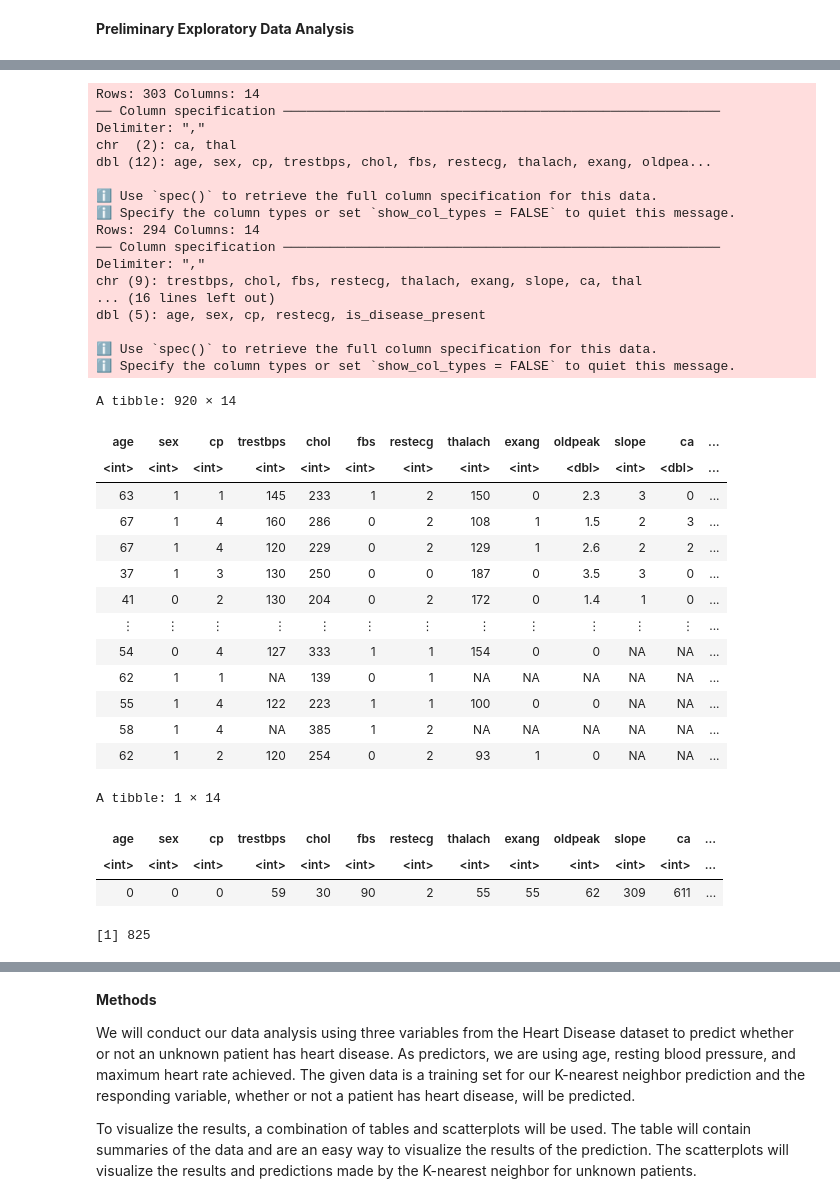
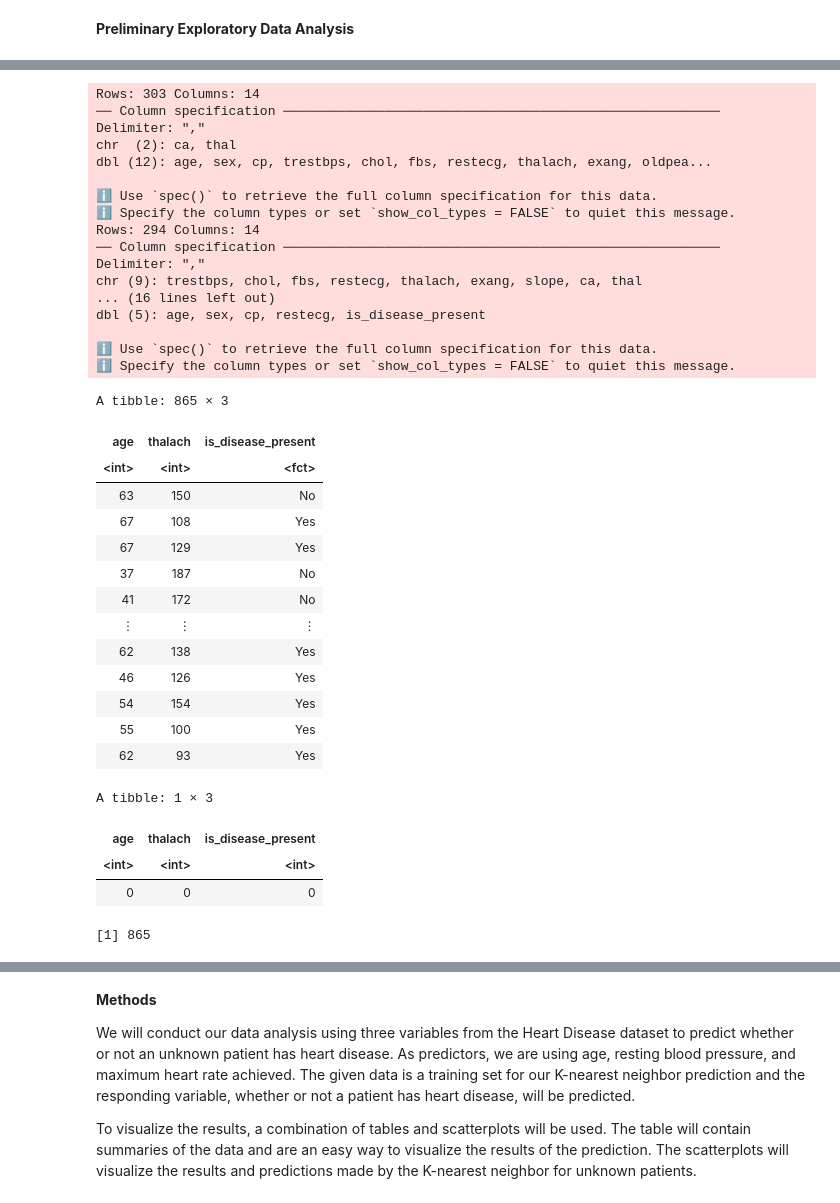
Before and after one commit to holiday-sean/dsci100_project, a Jupyter notebook: project.ipynb, the cells around one changed output, grey strips where cells are left out. Saved outputs shown, nothing was run; the diff lists cells and outputs as text; code cells hidden in the pictures.

```diff
--- a/project.ipynb
+++ b/project.ipynb
@@ -58,68 +40,70 @@ heart_disease_all <- rbind(cleveland, hungarian) |>
 #Removing the NA variable & setting the 'is_disease_present' as the factor variable
 heart_disease_all[heart_disease_all == "?"] <- NA
 
-# heart_disease_all_final <- na.omit(heart_disease_all) |>
-#     mutate(is_disease_present = as.character(is_disease_present)) |>
-#     mutate(is_disease_present = as_factor(is_disease_present)) |>
-#     mutate(is_disease_present = fct_recode(is_disease_present, "No" = "0", "Yes" = "1", "Yes" = "2", "Yes" = "3", "Yes" = "4"))
-
 heart_disease_all_final <- heart_disease_all |>
+    select(age, thalach, is_disease_present) |>
+    na.omit(heart_disease_all) |>
     mutate(is_disease_present = as.character(is_disease_present)) |>
     mutate(is_disease_present = as_factor(is_disease_present)) |>
     mutate(is_disease_present = fct_recode(is_disease_present, "No" = "0", "Yes" = "1", "Yes" = "2", "Yes" = "3", "Yes" = "4"))
+
+# heart_disease_all_final <- heart_disease_all |>
+    # mutate(is_disease_present = as.character(is_disease_present)) |>
+    # mutate(is_disease_present = as_factor(is_disease_present)) |>
+    # mutate(is_disease_present = fct_recode(is_disease_present, "No" = "0", "Yes" = "1", "Yes" = "2", "Yes" = "3", "Yes" = "4"))
 
 # Converting data into numerical values
 heart_disease_converted <- type.convert(heart_disease_all_final, na.strings = "NA", as.is = FALSE, dec = ".",
             numerals = c("allow.loss"))
 
 heart_disease_converted
 # %% [output]
 Rows: 303 Columns: 14
 ── Column specification ────────────────────────────────────────────────────────
 Delimiter: ","
 chr  (2): ca, thal
 dbl (12): age, sex, cp, trestbps, chol, fbs, restecg, thalach, exang, oldpea...
 
 ℹ Use `spec()` to retrieve the full column specification for this data.
 ℹ Specify the column types or set `show_col_types = FALSE` to quiet this message.
 Rows: 294 Columns: 14
 ── Column specification ────────────────────────────────────────────────────────
 Delimiter: ","
 chr (9): trestbps, chol, fbs, restecg, thalach, exang, slope, ca, thal
 ... (16 lines left out)
 dbl (5): age, sex, cp, restecg, is_disease_present
 
 ℹ Use `spec()` to retrieve the full column specification for this data.
 ℹ Specify the column types or set `show_col_types = FALSE` to quiet this message.
-A tibble: 920 × 14
+A tibble: 865 × 3
-| age | sex | cp | trestbps | chol | fbs | restecg | thalach | exang | oldpeak | slope | ca | ... |
-| <int> | <int> | <int> | <int> | <int> | <int> | <int> | <int> | <int> | <dbl> | <int> | <dbl> | ... |
-| 63 | 1 | 1 | 145 | 233 | 1 | 2 | 150 | 0 | 2.3 | 3 | 0 | ... |
-| 67 | 1 | 4 | 160 | 286 | 0 | 2 | 108 | 1 | 1.5 | 2 | 3 | ... |
-| 67 | 1 | 4 | 120 | 229 | 0 | 2 | 129 | 1 | 2.6 | 2 | 2 | ... |
-| 37 | 1 | 3 | 130 | 250 | 0 | 0 | 187 | 0 | 3.5 | 3 | 0 | ... |
-| 41 | 0 | 2 | 130 | 204 | 0 | 2 | 172 | 0 | 1.4 | 1 | 0 | ... |
-| ⋮ | ⋮ | ⋮ | ⋮ | ⋮ | ⋮ | ⋮ | ⋮ | ⋮ | ⋮ | ⋮ | ⋮ | ... |
-| 54 | 0 | 4 | 127 | 333 | 1 | 1 | 154 | 0 | 0 | NA | NA | ... |
-| 62 | 1 | 1 | NA | 139 | 0 | 1 | NA | NA | NA | NA | NA | ... |
-| 55 | 1 | 4 | 122 | 223 | 1 | 1 | 100 | 0 | 0 | NA | NA | ... |
-| 58 | 1 | 4 | NA | 385 | 1 | 2 | NA | NA | NA | NA | NA | ... |
-| 62 | 1 | 2 | 120 | 254 | 0 | 2 | 93 | 1 | 0 | NA | NA | ... |
+| age | thalach | is_disease_present |
+| <int> | <int> | <fct> |
+| 63 | 150 | No |
+| 67 | 108 | Yes |
+| 67 | 129 | Yes |
+| 37 | 187 | No |
+| 41 | 172 | No |
+| ⋮ | ⋮ | ⋮ |
+| 62 | 138 | Yes |
+| 46 | 126 | Yes |
+| 54 | 154 | Yes |
+| 55 | 100 | Yes |
+| 62 | 93 | Yes |
 # %%
 heart_disease_converted |>
     map_df(~sum(is.na(.x)))
 # %% [output]
-A tibble: 1 × 14
+A tibble: 1 × 3
-| age | sex | cp | trestbps | chol | fbs | restecg | thalach | exang | oldpeak | slope | ca | ... |
-| <int> | <int> | <int> | <int> | <int> | <int> | <int> | <int> | <int> | <int> | <int> | <int> | ... |
-| 0 | 0 | 0 | 59 | 30 | 90 | 2 | 55 | 55 | 62 | 309 | 611 | ... |
+| age | thalach | is_disease_present |
+| <int> | <int> | <int> |
+| 0 | 0 | 0 |
 # %%
 heart_disease_converted |>
-    select(-thal, -slope, -fbs, -ca) |>
+    select(-thalach, -age) |>
     na.omit() |>
     nrow()
 # %% [output]
-[1] 825
+[1] 865
 # %%
 heart_disease_split <- initial_split(heart_disease_converted, prop = 0.75, strata = is_disease_present)
 heart_disease_training <- training(heart_disease_split)
```
Also changed, not shown: parts of 7 cells of this notebook.
